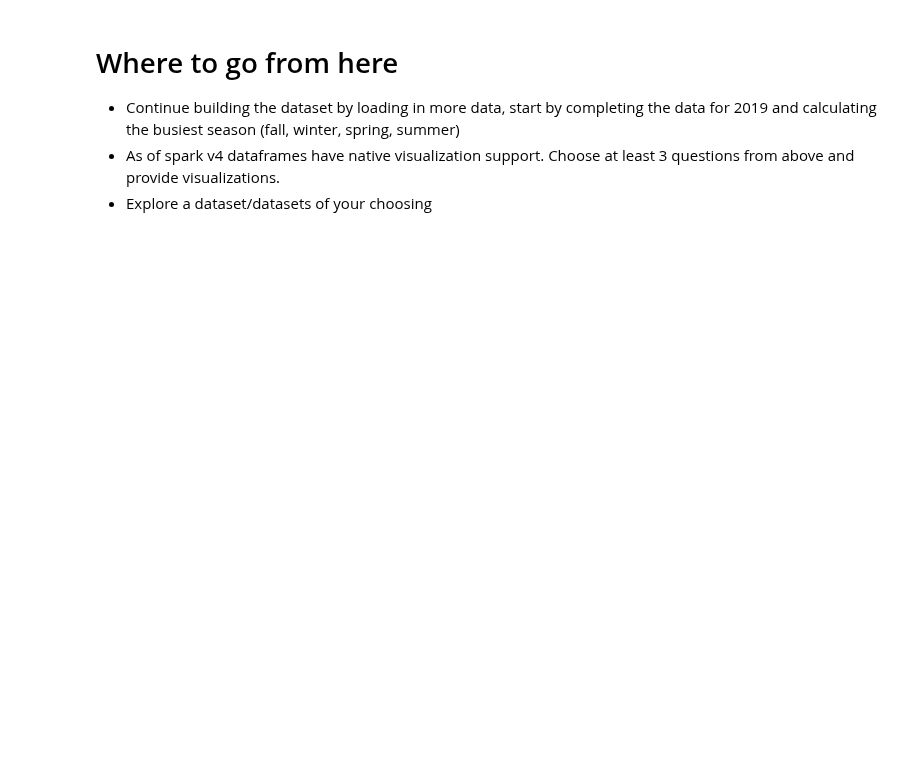
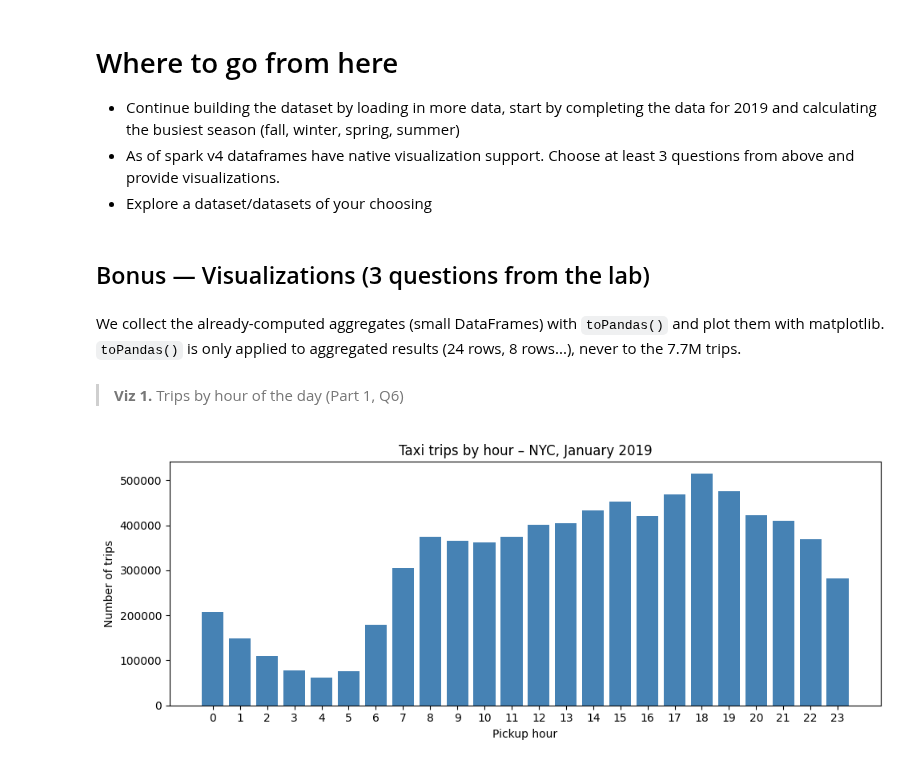
Before and after one commit to Matt1333/ece-big-data-processing-gr-01, a Jupyter notebook: lab2_sparksql_dataframes/lab_sparksql_and_dataframes.ipynb, the cells around one changed output. Drawn from its saved outputs; the diff is of its cells as text; code cells hidden in the pictures; blank space fills up the shorter version.

Commit message:
Lab 2: SparkSQL & DataFrames on NYC taxi data (parts 1-3, outliers, 2019 vs 2025, bonus visualizations)

```diff
--- a/lab2_sparksql_dataframes/lab_sparksql_and_dataframes.ipynb
+++ b/lab2_sparksql_dataframes/lab_sparksql_and_dataframes.ipynb
@@ -69,0 +147,14 @@ This section can be completed either using pyspark commands or sql commands ( Th
+# %%
+# 4.duration in minutes (unix_timestamp)
+df_trips = df_trips.withColumn(
+    "duration_min",
+    (F.unix_timestamp("tpep_dropoff_datetime") - F.unix_timestamp("tpep_pickup_datetime")) / 60
+)
+
+print("--- Distance min / max (raw data) ---")
+df_trips.orderBy("trip_distance").select("trip_id", "trip_distance").show(1)
+df_trips.orderBy(F.col("trip_distance").desc()).select("trip_id", "trip_distance").show(1)
+
+print("--- Duration min / max in minutes (raw data) ---")
+df_trips.orderBy("duration_min").select("trip_id", "duration_min").show(1)
+df_trips.orderBy(F.col("duration_min").desc()).select("trip_id", "duration_min").show(1)
@@ -69,0 +246,18 @@ This section can be completed either using pyspark commands or sql commands ( Th
+# %%
+# 6.trips by hour of the day
+df_hours = df_trips.withColumn("hour", F.hour("tpep_pickup_datetime")).groupBy("hour").count()
+
+print("Busiest hours:")
+df_hours.orderBy(F.col("count").desc()).show(5)
+print("Slowest hours:")
+df_hours.orderBy(F.col("count").asc()).show(5)
+
+#bucketing into periods of the day
+df_periods = df_trips.withColumn("hour", F.hour("tpep_pickup_datetime")) \
+    .withColumn("period",
+        F.when(F.col("hour").between(5, 11), "morning")
+         .when(F.col("hour").between(12, 16), "afternoon")
+         .when(F.col("hour").between(17, 21), "evening")
+         .otherwise("late night")) \
+    .groupBy("period").count().orderBy(F.col("count").desc())
+df_periods.show()
@@ -88,3 +707,7 @@ This section can be completed either using pyspark commands or sql commands ( Th
 - Continue building the dataset by loading in more data, start by completing the data for 2019 and calculating the busiest season (fall, winter, spring, summer)
 - As of spark v4 dataframes have native visualization support. Choose at least 3 questions from above and provide visualizations.
 - Explore a dataset/datasets of your choosing
+# %% [markdown]
+## Bonus — Visualizations (3 questions from the lab)
+# %% [markdown]
+We collect the already-computed aggregates (small DataFrames) with `toPandas()` and plot them with matplotlib. `toPandas()` is only applied to aggregated results (24 rows, 8 rows...), never to the 7.7M trips.
@@ -90,0 +716,15 @@ This section can be completed either using pyspark commands or sql commands ( Th
+# %% [markdown]
+> **Viz 1.** Trips by hour of the day (Part 1, Q6)
+# %%
+pdf_hours = df_hours.orderBy("hour").toPandas()
+
+plt.figure(figsize=(10, 4))
+plt.bar(pdf_hours["hour"], pdf_hours["count"], color="steelblue")
+plt.xticks(range(24))
+plt.xlabel("Pickup hour")
+plt.ylabel("Number of trips")
+plt.title("Taxi trips by hour – NYC, January 2019")
+plt.tight_layout()
+plt.show()
+# %% [output]
+[figure, added]
```
Also changed, not shown: parts of 69 cells of this notebook.
